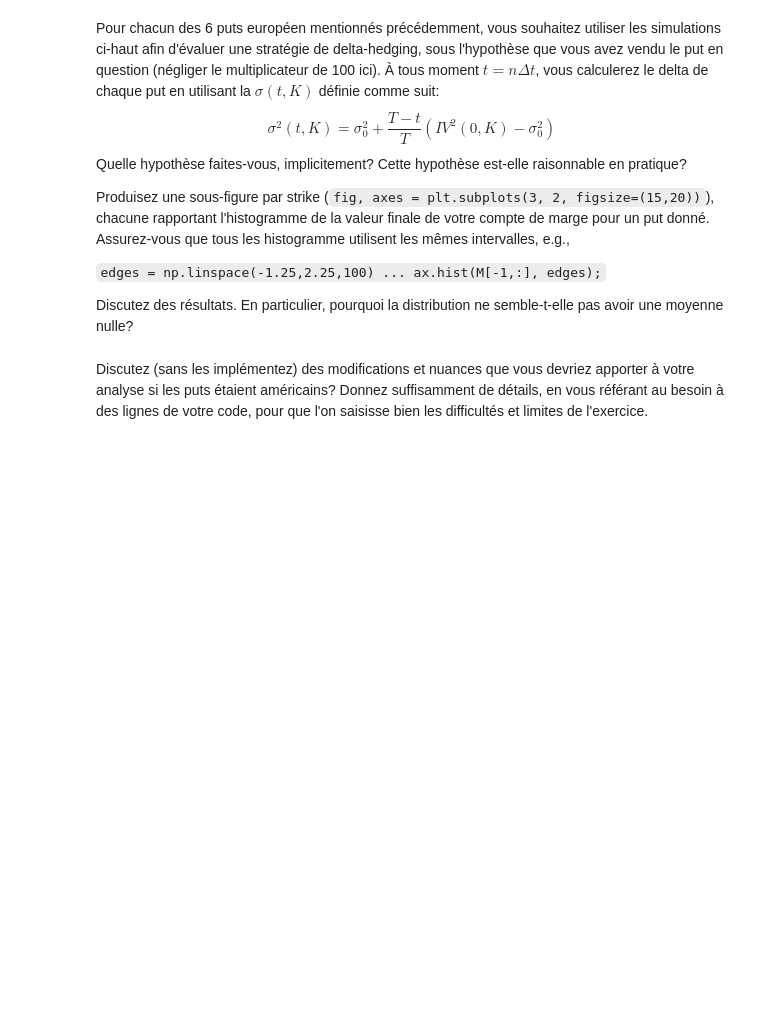
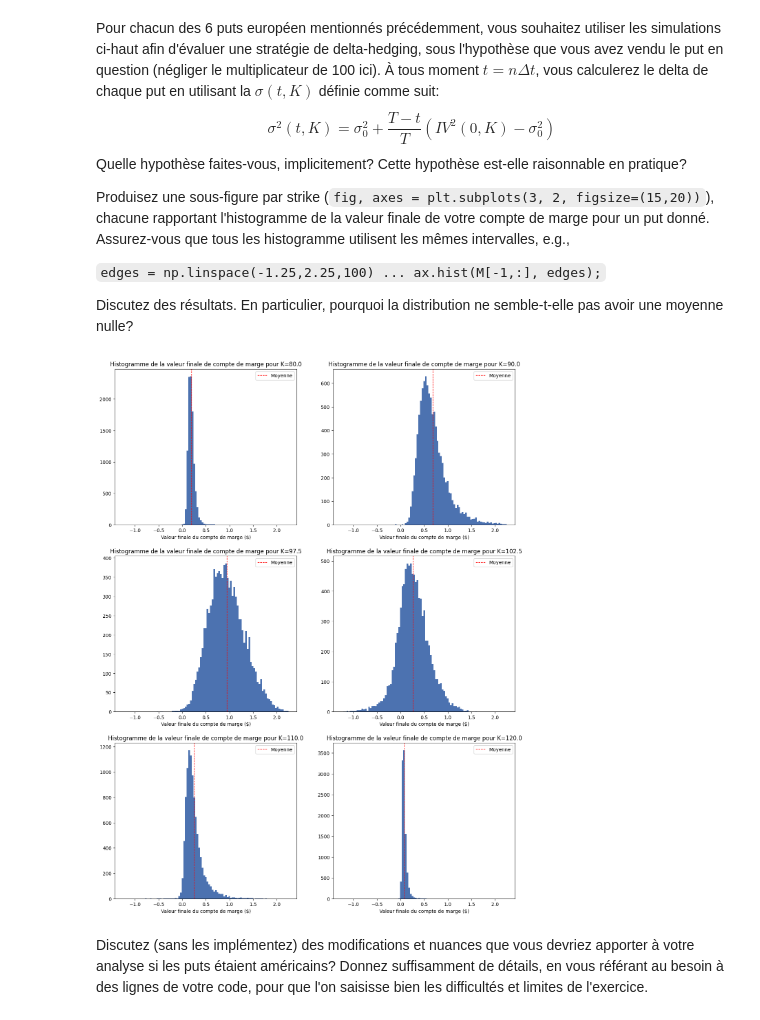
Before and after one commit to Thomas4390/produits_derives, a Jupyter notebook: assignment1_202301.ipynb, the cells around one changed output. Drawn from its saved outputs; the diff is of its cells as text; code cells hidden in the pictures; blank space fills up the shorter version.

```diff
--- a/assignment1_202301.ipynb
+++ b/assignment1_202301.ipynb
@@ -325,16 +216,0 @@ for j, _ in info.iterrows():
-# %%
-plt.style.use('seaborn-v0_8-deep')
-figsize   = (15, 20)
-fig, axes = plt.subplots(3, 2, figsize=figsize)
-edges     = np.linspace(-1,4,100)
-
-for i in range(3):
-    for j in range(2):
-        k = i * 2 + j
-        plt.sca(axes[i, j])
-        plt.hist(profit[k], edges)
-        plt.xlabel("Valeur finale du compte de marge ($)")
-        plt.ylabel("")
-        axes[i, j].yaxis.set_label_position("right")
-        plt.title(
-            f"Histogramme de la valeur finale de compte de marge pour K={info['Strike'].iloc[k]}")
@@ -356,6 +230,11 @@ ax.hist(M[-1,:], edges);
 `
 
 Discutez des résultats. En particulier, pourquoi la distribution ne semble-t-elle pas avoir une moyenne nulle?
+# %%
+profit = delta_hedging(S_t = S_t, T = T, dt = dt, r = r_f, sigma_0 = sigma_0, info = info)
+plot_delta_hist(profit, info)
+# %% [output]
+[figure, added]
 # %% [markdown]
 Discutez (sans les implémentez) des modifications et nuances que vous devriez apporter à votre analyse si les puts étaient américains? Donnez suffisamment de détails, en vous référant au besoin à des lignes de votre code, pour que l'on saisisse bien les difficultés et limites de l'exercice.
 # %%
```
Also changed, not shown: parts of 6 cells of this notebook, 1 other file.
